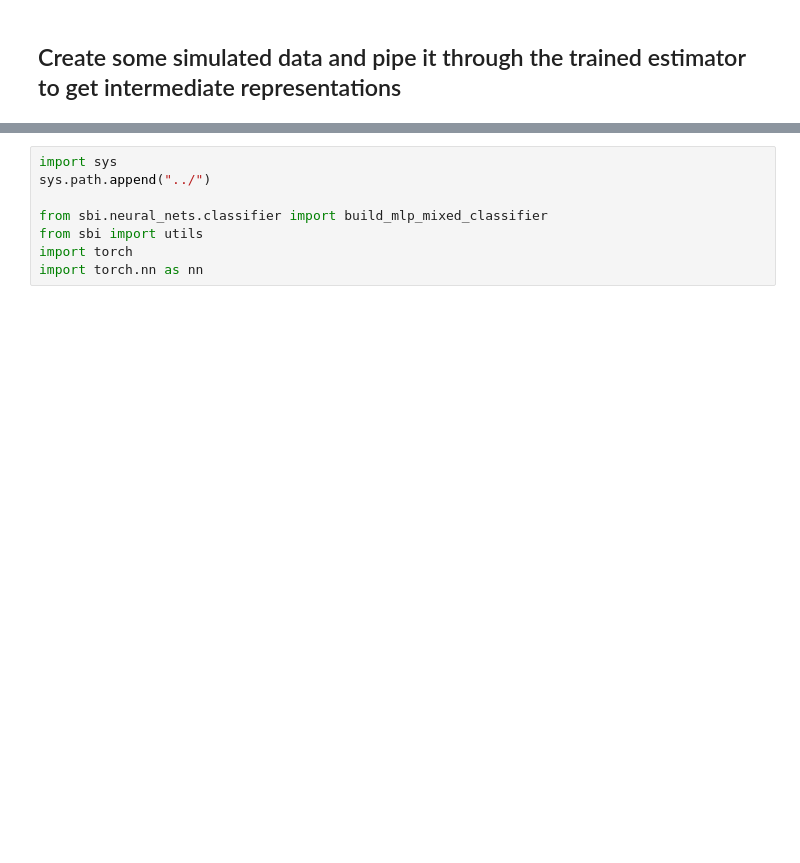
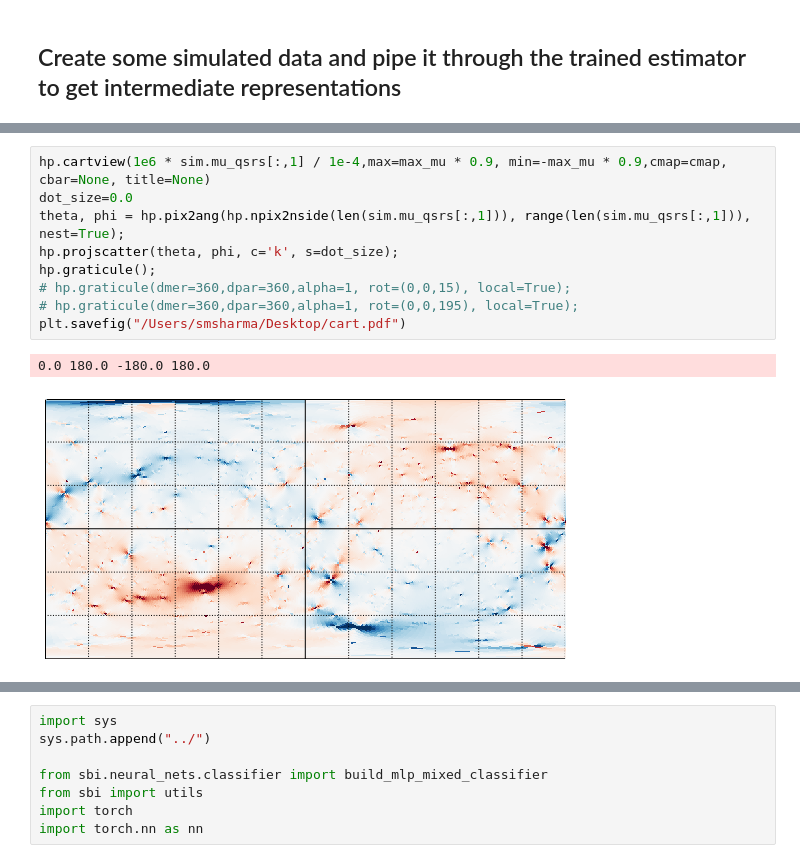
Before and after one commit to smsharma/neural-global-astrometry, a Jupyter notebook: notebooks/02_plot_maps.ipynb, the cells around one changed output, grey strips where cells are left out. Drawn from its saved outputs; the diff is of its cells as text; blank space fills up the shorter version.

```diff
--- a/notebooks/02_plot_maps.ipynb
+++ b/notebooks/02_plot_maps.ipynb
@@ -100,0 +92,12 @@ hp.mollview(1e6 * sim.mu_qsrs[:,1] / 1e-4,max=max_mu, min=-max_mu, title=r"\bf{I
+# %%
+hp.cartview(1e6 * sim.mu_qsrs[:,1] / 1e-4,max=max_mu * 0.9, min=-max_mu * 0.9,cmap=cmap, cbar=None, title=None)
+dot_size=0.0
+theta, phi = hp.pix2ang(hp.npix2nside(len(sim.mu_qsrs[:,1])), range(len(sim.mu_qsrs[:,1])), nest=True);
+hp.projscatter(theta, phi, c='k', s=dot_size);
+hp.graticule();
+# hp.graticule(dmer=360,dpar=360,alpha=1, rot=(0,0,15), local=True);
+# hp.graticule(dmer=360,dpar=360,alpha=1, rot=(0,0,195), local=True);
+plt.savefig("/Users/smsharma/Desktop/cart.pdf")
+# %% [output]
+0.0 180.0 -180.0 180.0
+[figure, added]
```
Also changed, not shown: parts of 9 cells of this notebook, 29 other files.
